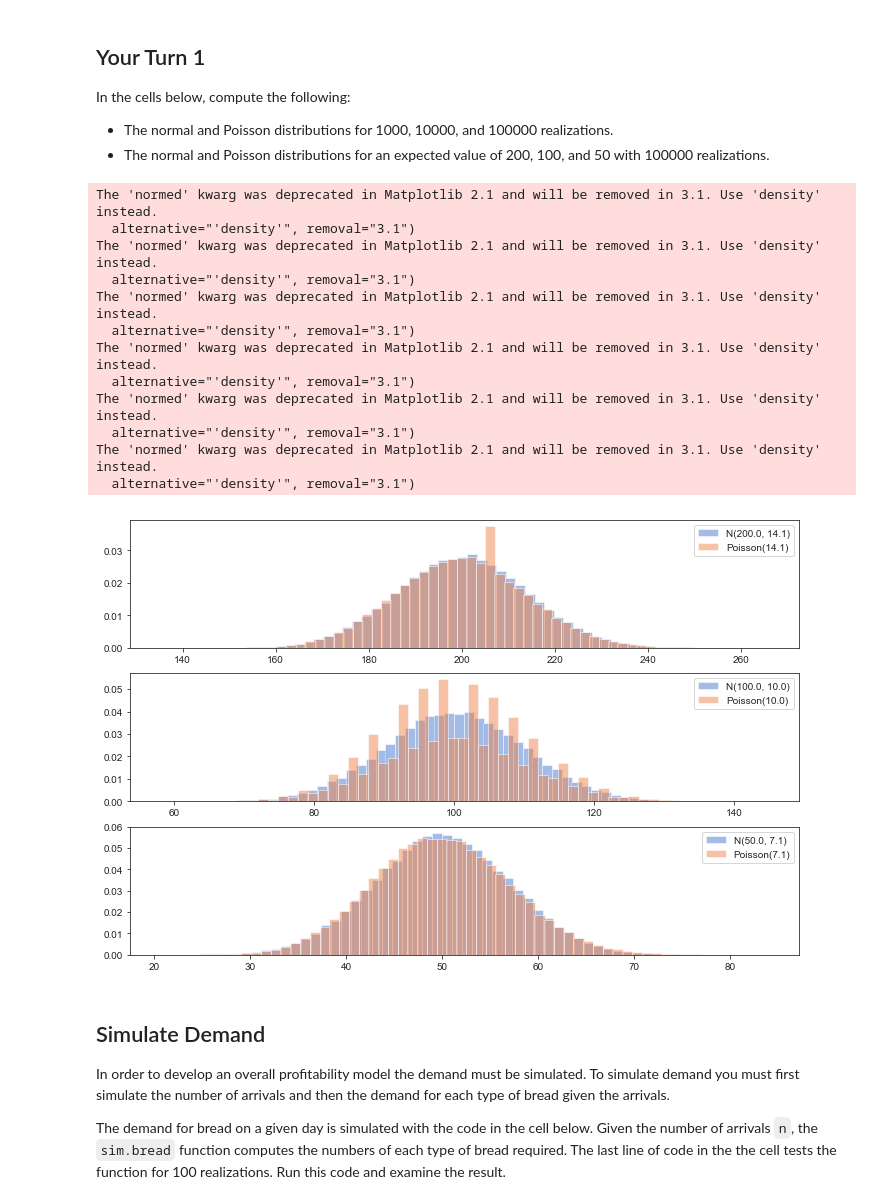
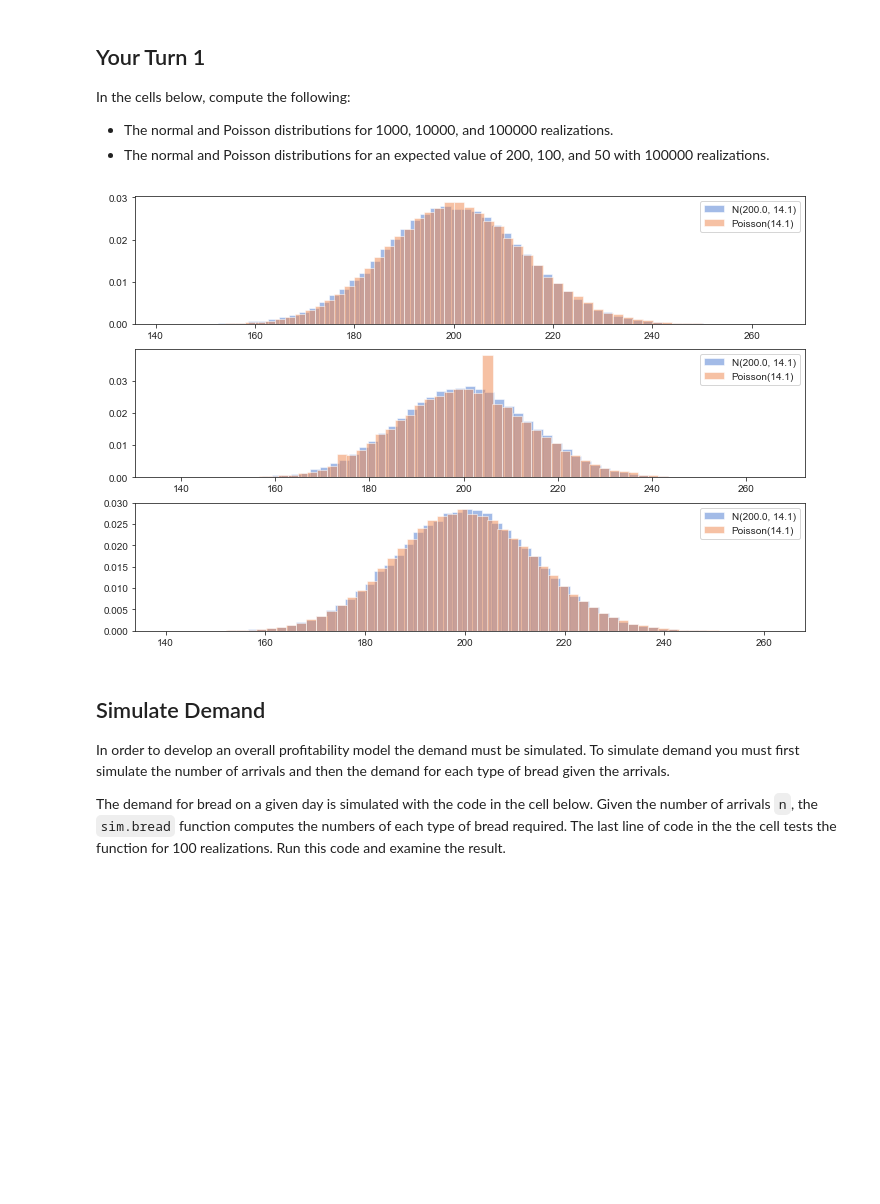
Before and after one commit to mutecypher/Datasci410, a Jupyter notebook: L03-4-Simulation.ipynb, the cells around one changed output. Drawn from its saved outputs; the diff is of its cells as text; code cells hidden in the pictures; blank space fills up the shorter version.

```diff
--- a/L03-4-Simulation.ipynb
+++ b/L03-4-Simulation.ipynb
@@ -135,23 +129,13 @@ In the cells below, compute the following:
 - The normal and Poisson distributions for an expected value of 200, 100, and 50 with 100000 realizations.
 # %%
 pyplot.figure(figsize=(12, 8))
-for i, mu in enumerate([200,100,50]):  # replace ??? with expected values
+crawdad = [1000,10000,10000]
+kitty = [200,100,50]
+for i, mu in enumerate(crawdad):  # replace ??? with expected values
   pyplot.subplot(3, 1, i+1)
-  plot_dists(100000, mu = mu, sigma=numpy.sqrt(mu))
+  plot_dists(100000, mu = 200, sigma=numpy.sqrt(200))
 # %% [output]
-The 'normed' kwarg was deprecated in Matplotlib 2.1 and will be removed in 3.1. Use 'density' instead.
-  alternative="'density'", removal="3.1")
-The 'normed' kwarg was deprecated in Matplotlib 2.1 and will be removed in 3.1. Use 'density' instead.
-  alternative="'density'", removal="3.1")
-The 'normed' kwarg was deprecated in Matplotlib 2.1 and will be removed in 3.1. Use 'density' instead.
-  alternative="'density'", removal="3.1")
-The 'normed' kwarg was deprecated in Matplotlib 2.1 and will be removed in 3.1. Use 'density' instead.
-  alternative="'density'", removal="3.1")
-The 'normed' kwarg was deprecated in Matplotlib 2.1 and will be removed in 3.1. Use 'density' instead.
-  alternative="'density'", removal="3.1")
-The 'normed' kwarg was deprecated in Matplotlib 2.1 and will be removed in 3.1. Use 'density' instead.
-  alternative="'density'", removal="3.1")
-[figure, old version]
+[figure, new version]
 # %% [markdown]
 ## Simulate Demand
 
```
Also changed, not shown: parts of 20 cells of this notebook, 2 other files.
